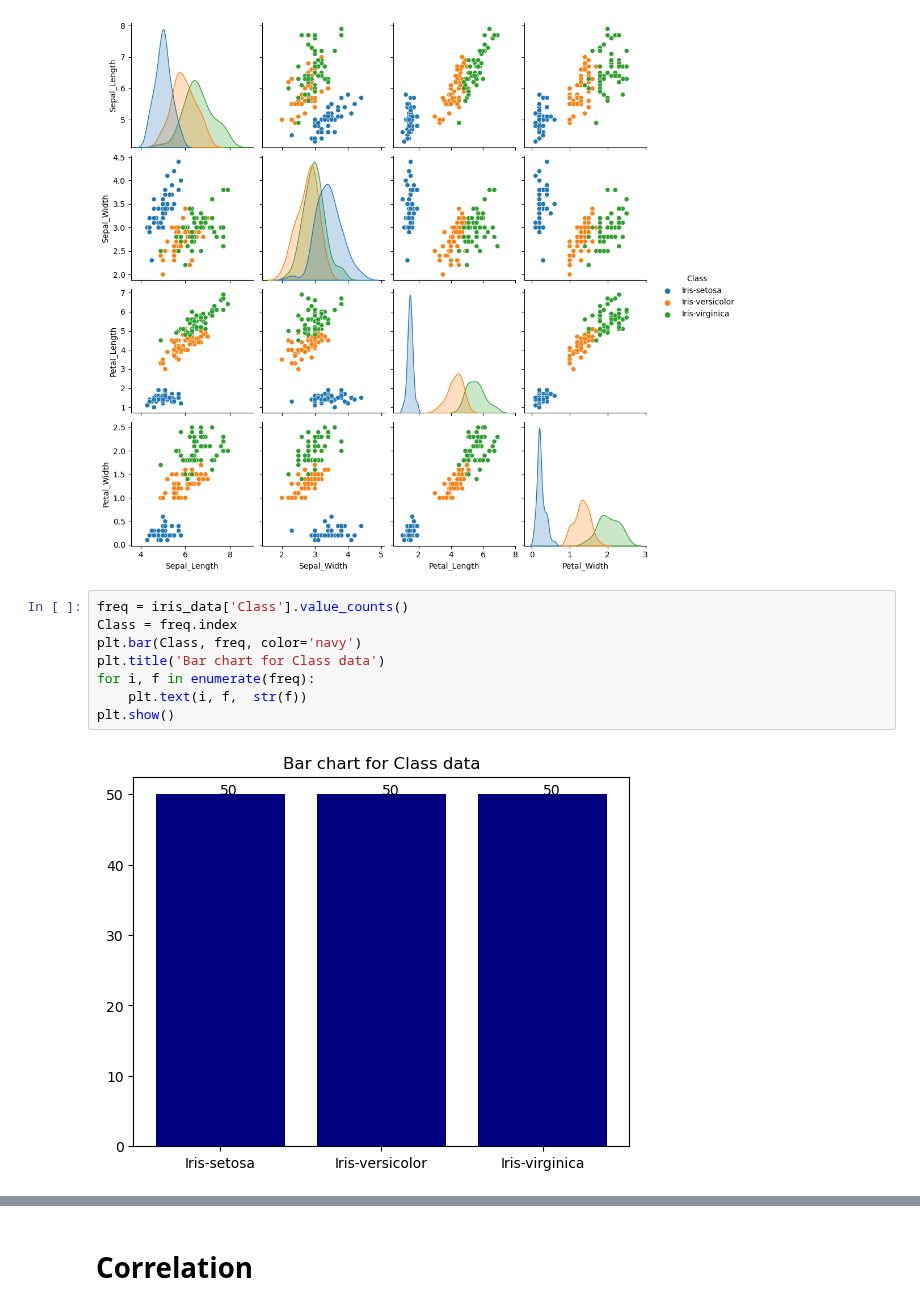
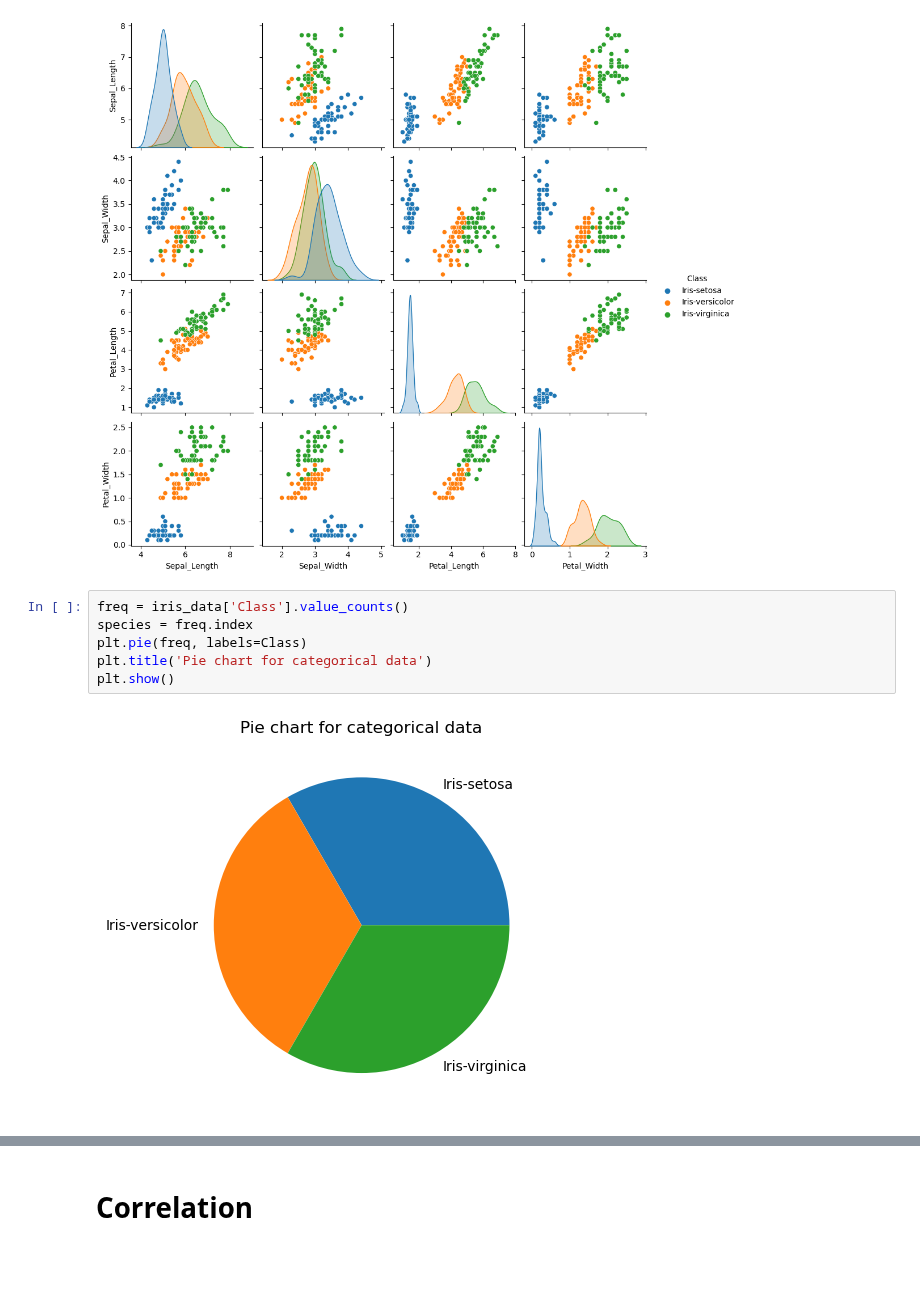
Before and after one commit to keithmmc/data_fundamentals, a Jupyter notebook: project.ipynb, the cells around one changed output, grey strips where cells are left out. Cells and saved outputs as stored; diff of their text form; blank space fills up the shorter version.

```diff
--- a/project.ipynb
+++ b/project.ipynb
@@ -264,11 +277,9 @@ sns.pairplot(iris_data, hue='Class')
 [figure]
 # %%
 freq = iris_data['Class'].value_counts()
-Class = freq.index
-plt.bar(Class, freq, color='navy')
-plt.title('Bar chart for Class data')
-for i, f in enumerate(freq):
-    plt.text(i, f,  str(f))
+species = freq.index
+plt.pie(freq, labels=Class)
+plt.title('Pie chart for categorical data')
 plt.show()
 # %% [output]
-[figure, old version]
+[figure, new version]
```
Also changed, not shown: parts of 6 cells of this notebook.
